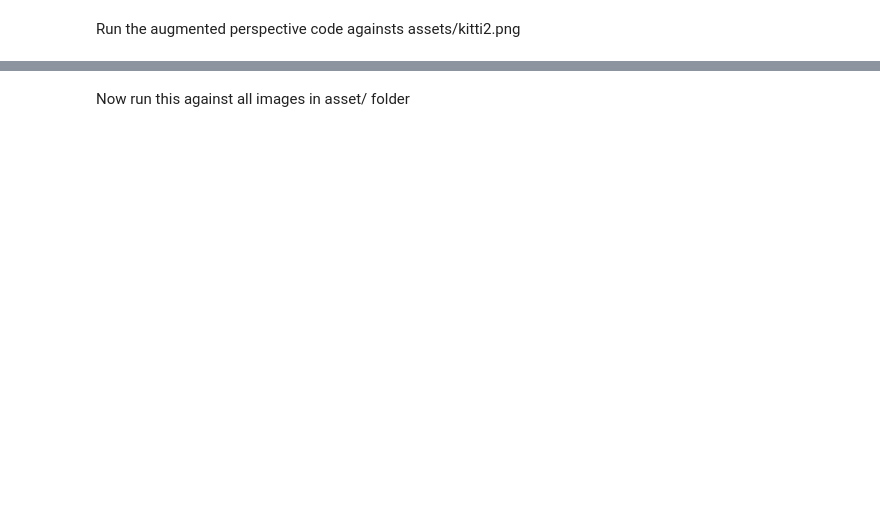
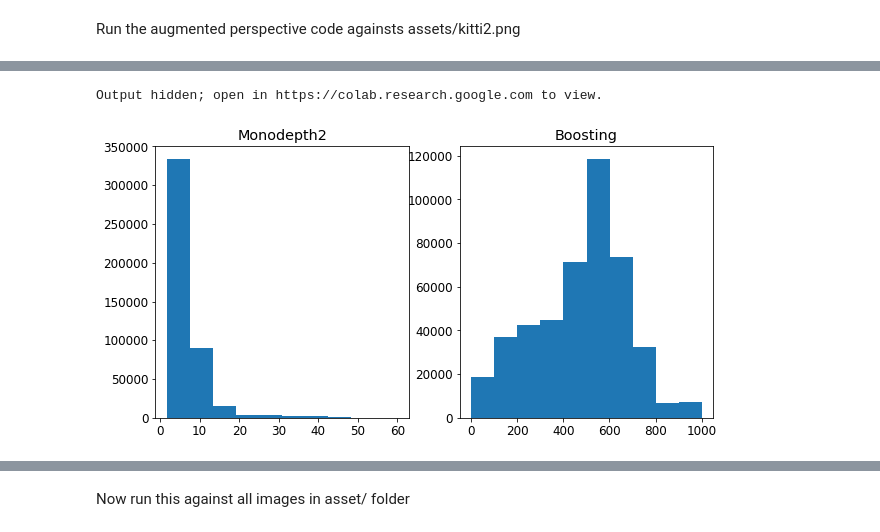
Before and after one commit to hsysuper/augmented-perspective, a Jupyter notebook: AugmentedPerspective.ipynb, the cells around one changed output, grey strips where cells are left out. Cells and saved outputs as stored; diff of their text form; code cells hidden in the pictures; blank space fills up the shorter version.

Commit message:
Upload latest colab result

```diff
--- a/AugmentedPerspective.ipynb
+++ b/AugmentedPerspective.ipynb
@@ -148,4 +172,6 @@ reprojected_image_after_boosting = io.imread("output_images/kitti2_boosting_dept
 # %%
+reprojected_image_after_boosting = io.imread("output_images/kitti2_boosting_depth_reprojected.png")
+reprojected_image_after_monodepth2 = io.imread("output_images/kitti2_monodepth2_depth_reprojected.png")
 plt.rcParams.update({'font.size': 6})
 f, ax = plt.subplots(1, 3, dpi=500)
 ax[0].imshow(original_image)
@@ -154,13 +180,19 @@ ax[1].imshow(reprojected_image_after_monodepth2)
 ax[1].title.set_text('Monodepth2')
 ax[2].imshow(reprojected_image_after_boosting)
 ax[2].title.set_text('Boosting')
+# %% [output]
+Output hidden; open in https://colab.research.google.com to view.
 # %%
 def draw_histogram(ax, data):
     counts, bins = np.histogram(data)
     ax.hist(bins[:-1], bins, weights=counts)
 
-f, ax = plt.subplots(1, 2, dpi=500)
+f, ax = plt.subplots(1, 2)
+plt.rcParams["figure.figsize"] = (10,5)
+plt.rcParams.update({'font.size': 12})
 draw_histogram(ax[0], depth_map_after_monodepth2)
 ax[0].title.set_text('Monodepth2')
 draw_histogram(ax[1], depth_map_after_boosting)
 ax[1].title.set_text('Boosting')
+# %% [output]
+[figure, added]
```
Also changed, not shown: parts of 11 cells of this notebook.
